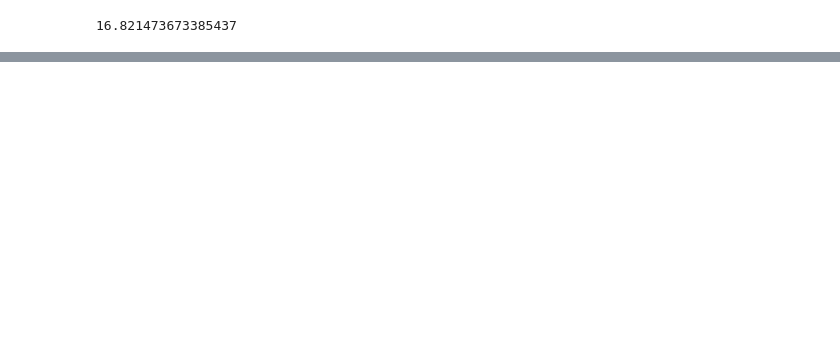
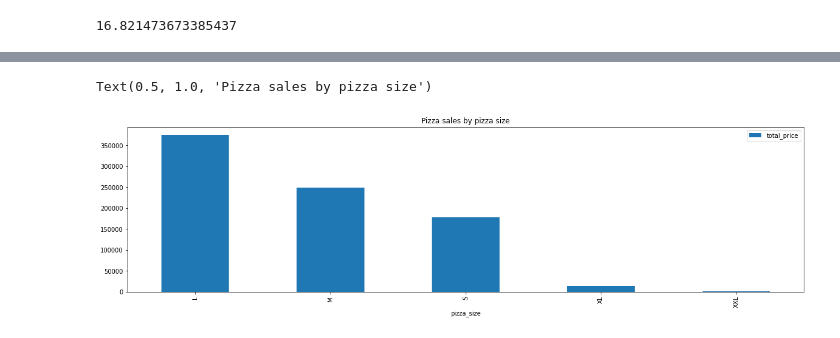
Before and after one commit to sahilr005/ml, a Jupyter notebook: pizza-sales-analysis.ipynb, the cells around one changed output, grey strips where cells are left out. Drawn from its saved outputs; the diff is of its cells as text; code cells hidden in the pictures; blank space fills up the shorter version.

```diff
--- a/pizza-sales-analysis.ipynb
+++ b/pizza-sales-analysis.ipynb
@@ -151,0 +194,6 @@ data["total_price"].mean()
+# %%
+data.groupby("pizza_size")["total_price"].sum().to_frame().plot(kind="bar",figsize=(20,5))
+plt.title("Pizza sales by pizza size")
+# %% [output]
+Text(0.5, 1.0, 'Pizza sales by pizza size')
+[figure, added]
```
Also changed, not shown: parts of 12 cells of this notebook.
